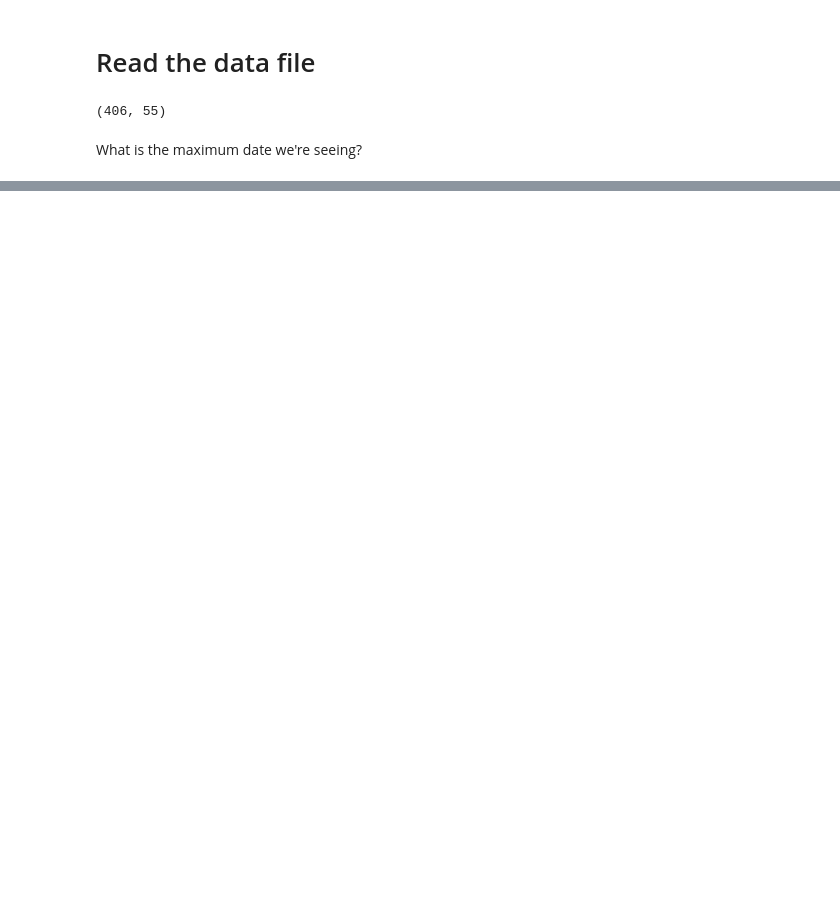
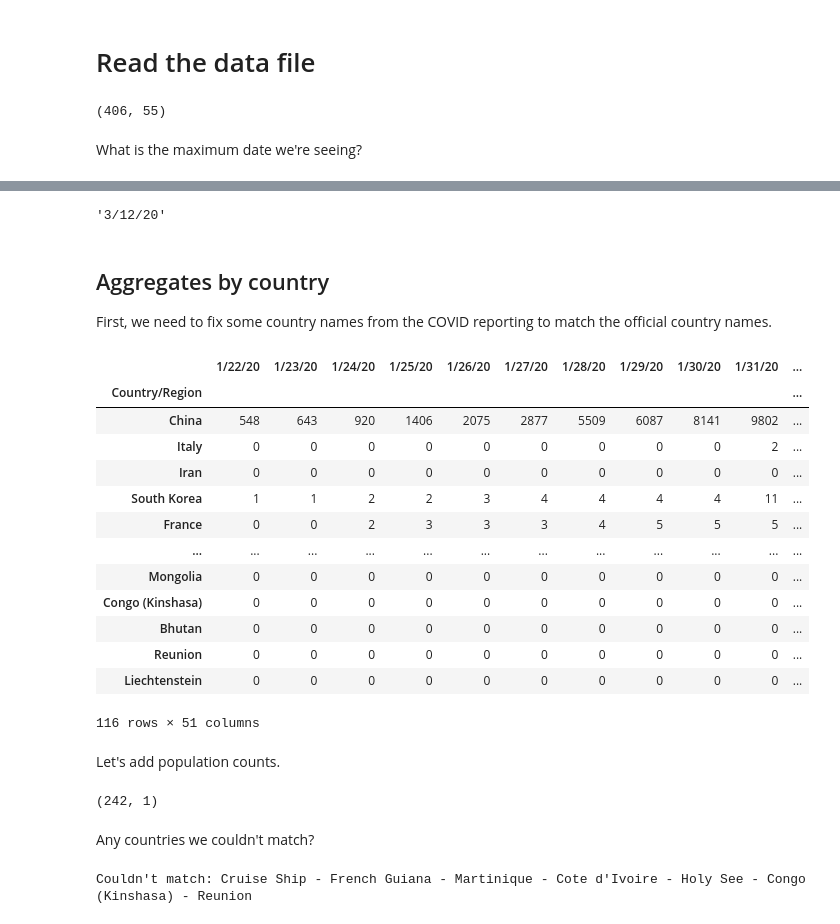
Before and after one commit to puetsch/corona-stats, a Jupyter notebook: corona-plots.ipynb, the cells around one changed output, grey strips where cells are left out. Drawn from its saved outputs; the diff is of its cells as text; code cells hidden in the pictures; blank space fills up the shorter version.

```diff
--- a/corona-plots.ipynb
+++ b/corona-plots.ipynb
@@ -39,13 +26,0 @@ KeyError: Timestamp('2020-03-12 00:00:00')
-# %%
-all_us = df_raw[df_raw['Country/Region'].eq('US')].sum()
-all_us['Country/Region'] = 'US'
-all_us['Province/State'] = 'total, Σ'
-
-df_raw2 = df_raw.append(all_us, ignore_index=True)
-
-#nyc_counties = ['New York County, NY', 'Bronx Country, NY', 'Queens Country, NY', 'King County, NY', 'Richmond Country, NY']
-#nyc = df_raw[df_raw['Country/Region'].eq('US') & df_raw['Province/State'].isin(nyc_counties)].sum()
-#nyc['Country/Region'] = 'US'
-#nyc['Province/State'] = ', NYC'
-
-#df_raw2 = df_raw.append([all_us, nyc], ignore_index=True)
@@ -214,0 +27,41 @@ ds = hv.Dataset(plot_data, kdims = ['dt','label'], vdims = 'confirmed_per_mn')
+# %%
+max_date = df_raw.columns[-1]
+max_date_ts = pd.to_datetime(max_date)
+max_date
+# %% [output]
+'3/12/20'
+# %% [markdown]
+## Aggregates by country
+
+First, we need to fix some country names from the COVID reporting to match the official country names.
+# %%
+df_raw.loc[df_raw['Country/Region'].eq('US'), 'Country/Region'] = 'United States'
+df_raw.loc[df_raw['Country/Region'].eq('Korea, South'), 'Country/Region'] = 'South Korea'
+df_raw.loc[df_raw['Country/Region'].eq('Taiwan*'), 'Country/Region'] = 'Taiwan'
+df_raw.loc[df_raw['Country/Region'].eq('Czechia'), 'Country/Region'] = 'Czech Republic'
+# %%
+country_stats = df_raw.drop(['Lat','Long'], axis=1)\
+    .groupby('Country/Region').sum().sort_values(max_date, ascending=False)
+country_stats
+# %% [output]
+|  | 1/22/20 | 1/23/20 | 1/24/20 | 1/25/20 | 1/26/20 | 1/27/20 | 1/28/20 | 1/29/20 | 1/30/20 | 1/31/20 | ... |
+| Country/Region |  |  |  |  |  |  |  |  |  |  | ... |
+| China | 548 | 643 | 920 | 1406 | 2075 | 2877 | 5509 | 6087 | 8141 | 9802 | ... |
+| Italy | 0 | 0 | 0 | 0 | 0 | 0 | 0 | 0 | 0 | 2 | ... |
+| Iran | 0 | 0 | 0 | 0 | 0 | 0 | 0 | 0 | 0 | 0 | ... |
+| South Korea | 1 | 1 | 2 | 2 | 3 | 4 | 4 | 4 | 4 | 11 | ... |
+| France | 0 | 0 | 2 | 3 | 3 | 3 | 4 | 5 | 5 | 5 | ... |
+| ... | ... | ... | ... | ... | ... | ... | ... | ... | ... | ... | ... |
+| Mongolia | 0 | 0 | 0 | 0 | 0 | 0 | 0 | 0 | 0 | 0 | ... |
+| Congo (Kinshasa) | 0 | 0 | 0 | 0 | 0 | 0 | 0 | 0 | 0 | 0 | ... |
+| Bhutan | 0 | 0 | 0 | 0 | 0 | 0 | 0 | 0 | 0 | 0 | ... |
+| Reunion | 0 | 0 | 0 | 0 | 0 | 0 | 0 | 0 | 0 | 0 | ... |
+| Liechtenstein | 0 | 0 | 0 | 0 | 0 | 0 | 0 | 0 | 0 | 0 | ... |
+116 rows × 51 columns
+# %% [markdown]
+Let's add population counts.
+# %%
+country_pop = pd.read_csv('static-data/countries.csv', index_col='country')
+country_pop.shape
+# %% [output]
+(242, 1)
@@ -214,0 +70,8 @@ ds = hv.Dataset(plot_data, kdims = ['dt','label'], vdims = 'confirmed_per_mn')
+# %% [markdown]
+Any countries we couldn't match?
+# %%
+missing = list(country_data[country_data.population.isna()].index)
+print(f"Couldn't match: {' - '.join(missing)}")
+assert(len(missing)<=7)
+# %% [output]
+Couldn't match: Cruise Ship - French Guiana - Martinique - Cote d'Ivoire - Holy See - Congo (Kinshasa) - Reunion
```
Also changed, not shown: parts of 49 cells of this notebook, 8 other files.
